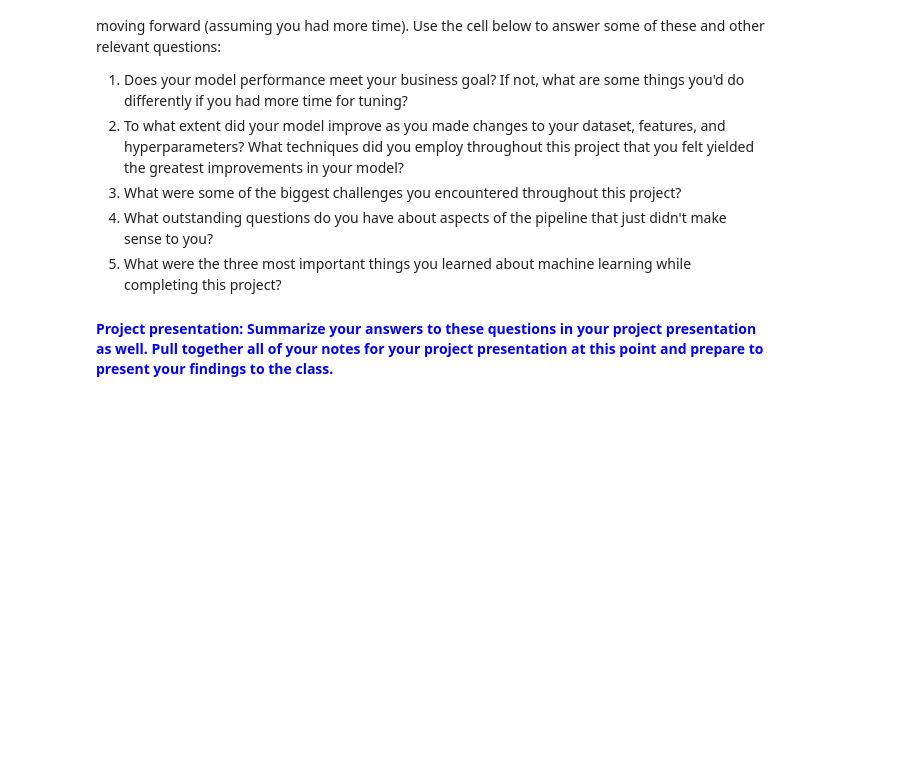
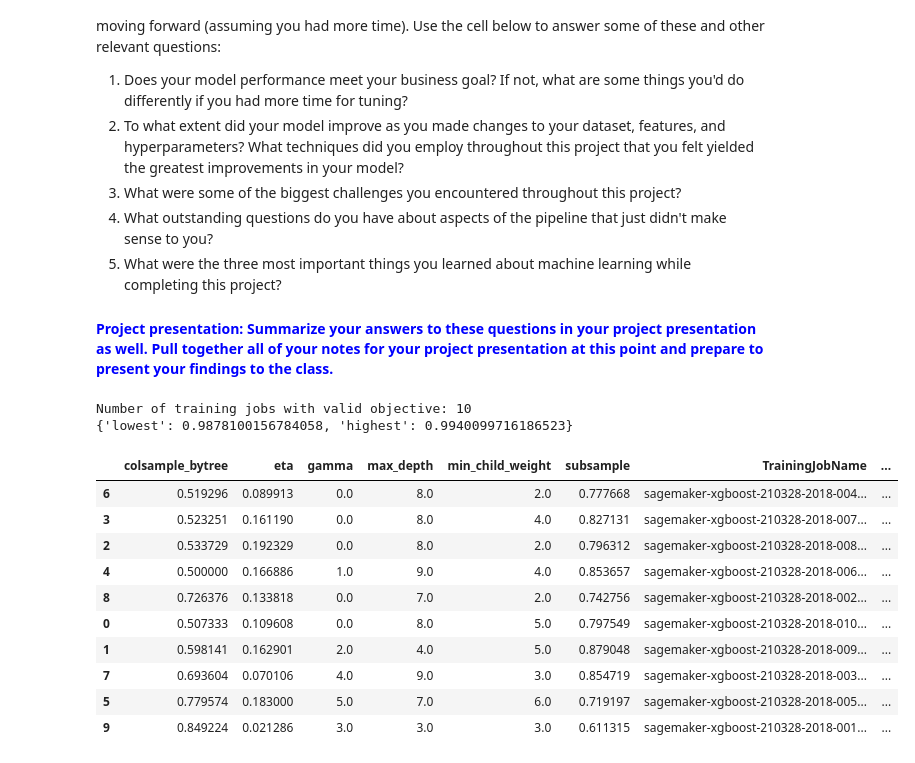
Before and after one commit to jw207427/ml-pipeline, a Jupyter notebook: Credit_Card_Fraud_Detection-Solution.ipynb, the cells around one changed output. Drawn from its saved outputs; the diff is of its cells as text; code cells hidden in the pictures; blank space fills up the shorter version.

```diff
--- a/Credit_Card_Fraud_Detection-Solution.ipynb
+++ b/Credit_Card_Fraud_Detection-Solution.ipynb
@@ -1250,3 +1321,33 @@ You've now gone through at least a couple iterations of training and evaluating
 5. What were the three most important things you learned about machine learning while completing this project?
 
 #### <span style="color: blue;">Project presentation: Summarize your answers to these questions in your project presentation as well. Pull together all of your notes for your project presentation at this point and prepare to present your findings to the class.</span>
+# %%
+tuner_analytics = sagemaker.HyperparameterTuningJobAnalytics(tuner_xgb.latest_tuning_job.job_name)
+
+full_df = tuner_analytics.dataframe()
+
+if len(full_df) > 0:
+    df = full_df[full_df['FinalObjectiveValue'] > -float('inf')]
+    if len(df) > 0:
+        df = df.sort_values('FinalObjectiveValue', ascending=is_minimize)
+        print("Number of training jobs with valid objective: %d" % len(df))
+        print({"lowest":min(df['FinalObjectiveValue']),"highest": max(df['FinalObjectiveValue'])})
+        pd.set_option('display.max_colwidth', -1)  # Don't truncate TrainingJobName
+    else:
+        print("No training jobs have reported valid results yet.")
+
+df
+# %% [output]
+Number of training jobs with valid objective: 10
+{'lowest': 0.9878100156784058, 'highest': 0.9940099716186523}
+|  | colsample_bytree | eta | gamma | max_depth | min_child_weight | subsample | TrainingJobName | ... |
+| 6 | 0.519296 | 0.089913 | 0.0 | 8.0 | 2.0 | 0.777668 | sagemaker-xgboost-210328-2018-004... | ... |
+| 3 | 0.523251 | 0.161190 | 0.0 | 8.0 | 4.0 | 0.827131 | sagemaker-xgboost-210328-2018-007... | ... |
+| 2 | 0.533729 | 0.192329 | 0.0 | 8.0 | 2.0 | 0.796312 | sagemaker-xgboost-210328-2018-008... | ... |
+| 4 | 0.500000 | 0.166886 | 1.0 | 9.0 | 4.0 | 0.853657 | sagemaker-xgboost-210328-2018-006... | ... |
+| 8 | 0.726376 | 0.133818 | 0.0 | 7.0 | 2.0 | 0.742756 | sagemaker-xgboost-210328-2018-002... | ... |
+| 0 | 0.507333 | 0.109608 | 0.0 | 8.0 | 5.0 | 0.797549 | sagemaker-xgboost-210328-2018-010... | ... |
+| 1 | 0.598141 | 0.162901 | 2.0 | 4.0 | 5.0 | 0.879048 | sagemaker-xgboost-210328-2018-009... | ... |
+| 7 | 0.693604 | 0.070106 | 4.0 | 9.0 | 3.0 | 0.854719 | sagemaker-xgboost-210328-2018-003... | ... |
+| 5 | 0.779574 | 0.183000 | 5.0 | 7.0 | 6.0 | 0.719197 | sagemaker-xgboost-210328-2018-005... | ... |
+| 9 | 0.849224 | 0.021286 | 3.0 | 3.0 | 3.0 | 0.611315 | sagemaker-xgboost-210328-2018-001... | ... |
```
Also changed, not shown: parts of 30 cells of this notebook, 2 other files.
